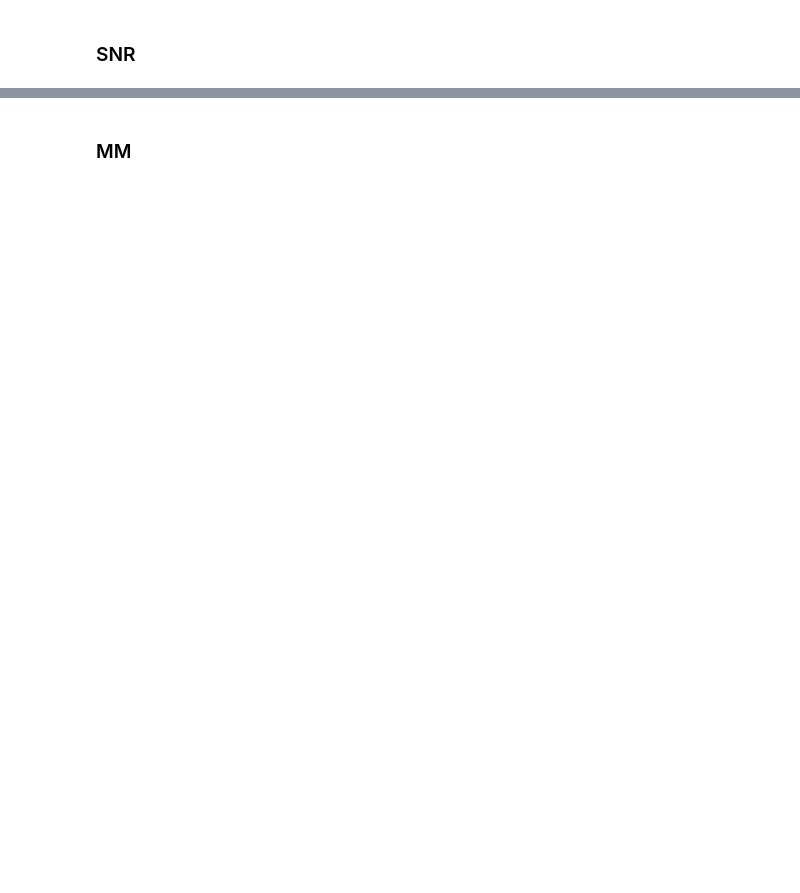
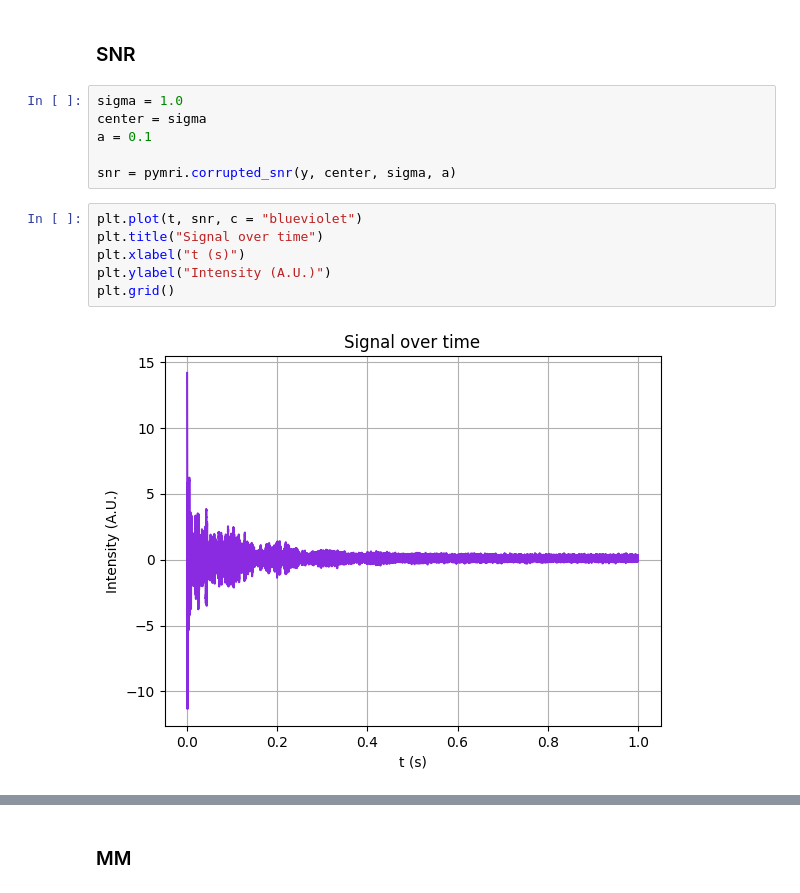
Before and after one commit to JoaoDell/MRI-study, a Jupyter notebook: examples/metabolites/metabolites.ipynb, the cells around one changed output, grey strips where cells are left out. Saved outputs shown, nothing was run; the diff lists cells and outputs as text; blank space fills up the shorter version.

Commit message:
feat : corrupted snr introduction

```diff
--- a/examples/metabolites/metabolites.ipynb
+++ b/examples/metabolites/metabolites.ipynb
@@ -179,2 +196,16 @@ plt.grid()
 # %% [markdown]
 ### SNR
+# %%
+sigma = 1.0
+center = sigma
+a = 0.1
+
+snr = pymri.corrupted_snr(y, center, sigma, a)
+# %%
+plt.plot(t, snr, c = "blueviolet")
+plt.title("Signal over time")
+plt.xlabel("t (s)")
+plt.ylabel("Intensity (A.U.)")
+plt.grid()
+# %% [output]
+[figure, added]
```
Also changed, not shown: parts of 9 cells of this notebook, 1 other file.
